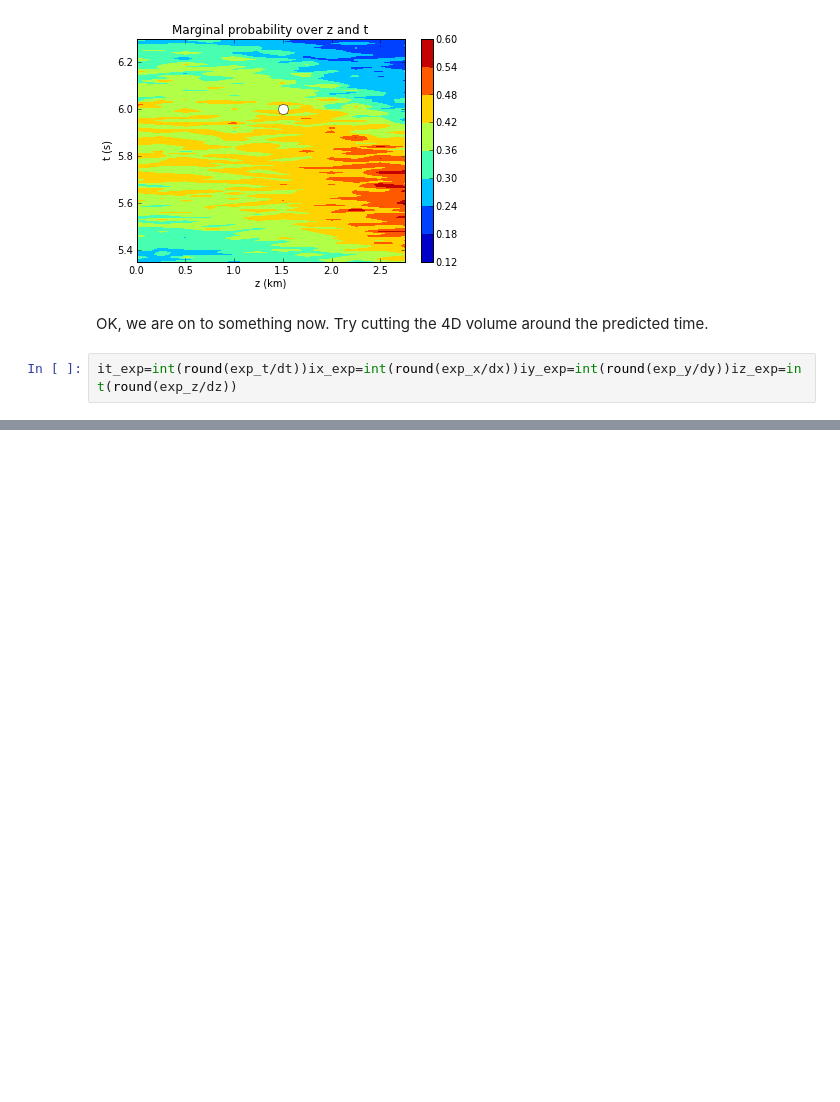
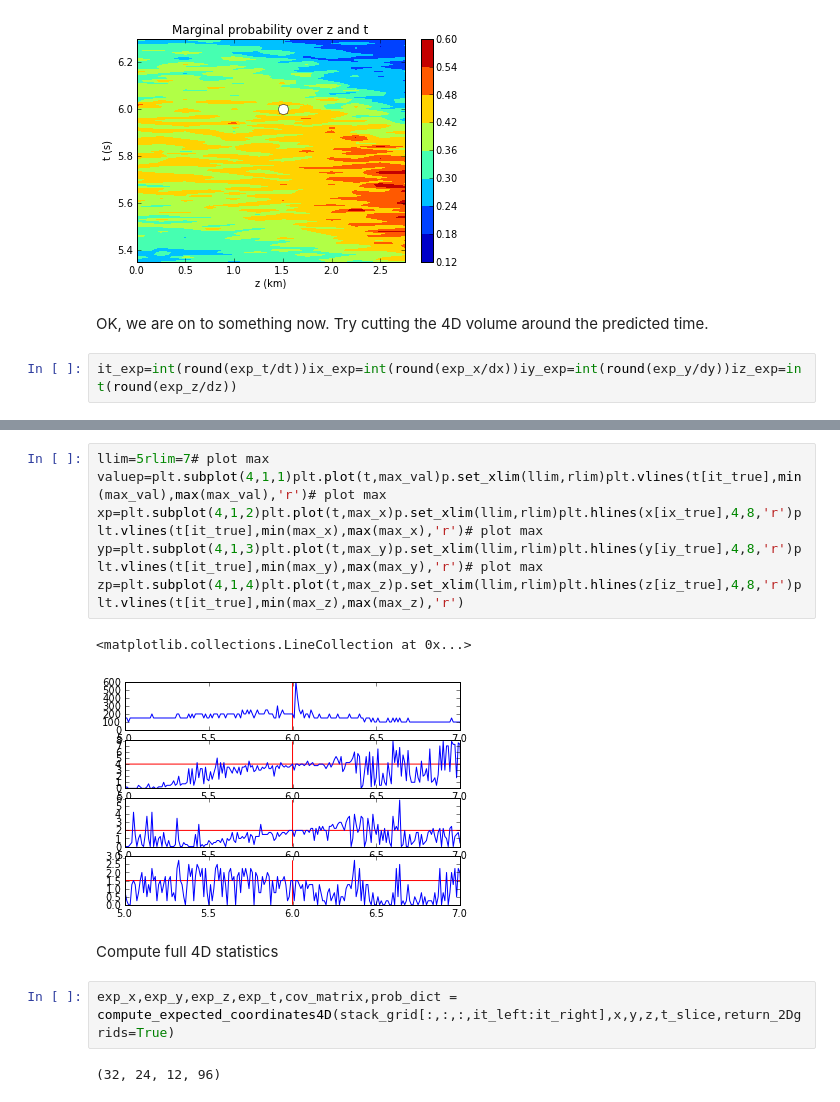
Before and after one commit to amaggi/waveloc, a Jupyter notebook: PyProgs/test_migration.ipynb, the cells around one changed output, grey strips where cells are left out. Drawn from its saved outputs; the diff is of its cells as text; blank space fills up the shorter version.

```diff
--- a/PyProgs/test_migration.ipynb
+++ b/PyProgs/test_migration.ipynb
@@ -81,0 +86,11 @@ yz_cut=stack_grid[ix_true,:,:,it_exp]p=plt.contourf(y,z,yz_cut.T)plt.plot(y[iy_t
+# %%
+llim=5rlim=7# plot max valuep=plt.subplot(4,1,1)plt.plot(t,max_val)p.set_xlim(llim,rlim)plt.vlines(t[it_true],min(max_val),max(max_val),'r')# plot max xp=plt.subplot(4,1,2)plt.plot(t,max_x)p.set_xlim(llim,rlim)plt.hlines(x[ix_true],4,8,'r')plt.vlines(t[it_true],min(max_x),max(max_x),'r')# plot max yp=plt.subplot(4,1,3)plt.plot(t,max_y)p.set_xlim(llim,rlim)plt.hlines(y[iy_true],4,8,'r')plt.vlines(t[it_true],min(max_y),max(max_y),'r')# plot max zp=plt.subplot(4,1,4)plt.plot(t,max_z)p.set_xlim(llim,rlim)plt.hlines(z[iz_true],4,8,'r')plt.vlines(t[it_true],min(max_z),max(max_z),'r')
+# %% [output]
+<matplotlib.collections.LineCollection at 0x...>
+[figure, added]
+# %% [markdown]
+Compute full 4D statistics
+# %%
+exp_x,exp_y,exp_z,exp_t,cov_matrix,prob_dict = compute_expected_coordinates4D(stack_grid[:,:,:,it_left:it_right],x,y,z,t_slice,return_2Dgrids=True)
+# %% [output]
+(32, 24, 12, 96)
```
Also changed, not shown: parts of 7 cells of this notebook, 7 other files.
